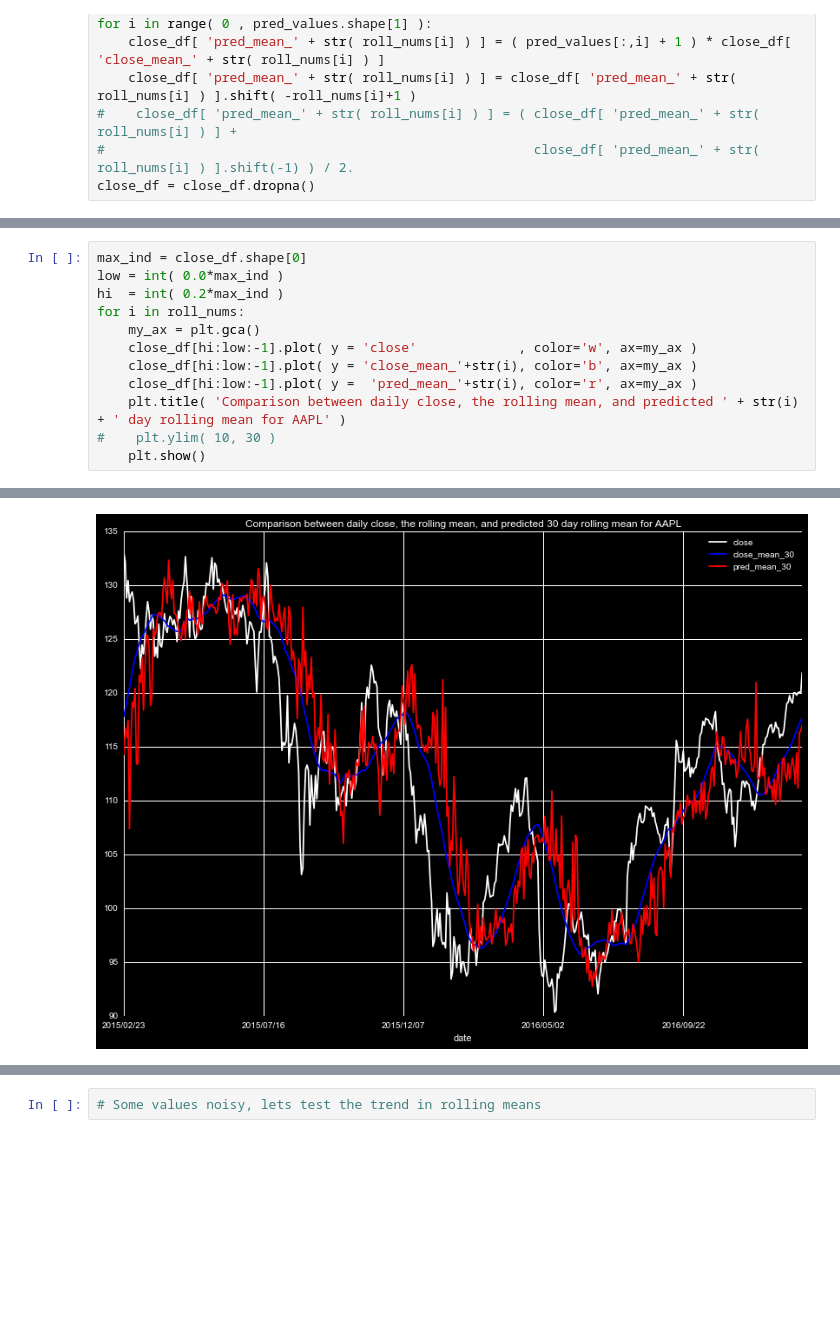
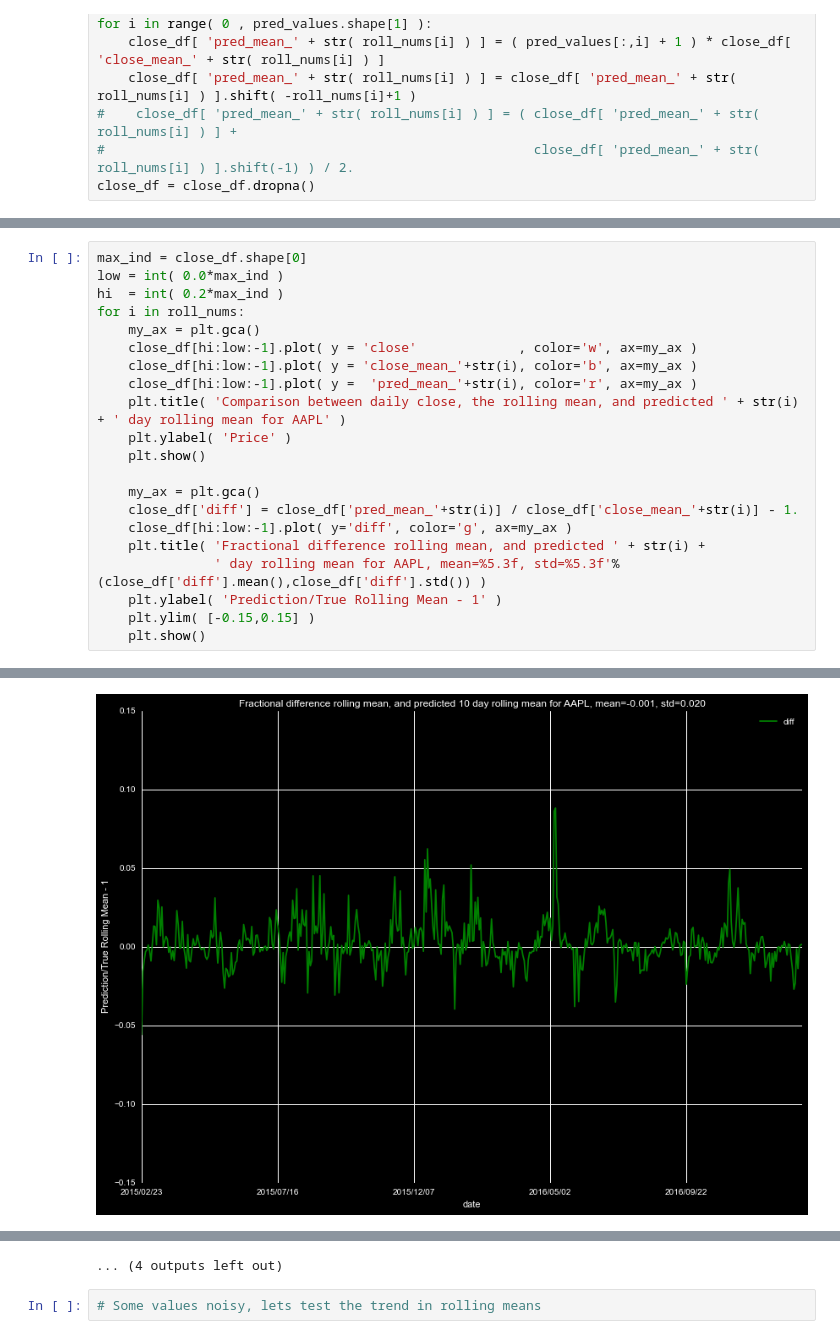
Before and after one commit to markertsean/python_trader, a Jupyter notebook: gen_predictor.ipynb, the cells around one changed output, grey strips where cells are left out. Cells and saved outputs as stored; diff of their text form; blank space fills up the shorter version.

```diff
--- a/gen_predictor.ipynb
+++ b/gen_predictor.ipynb
@@ -325,6 +309,15 @@ for i in roll_nums:
     close_df[hi:low:-1].plot( y = 'close_mean_'+str(i), color='b', ax=my_ax )
     close_df[hi:low:-1].plot( y =  'pred_mean_'+str(i), color='r', ax=my_ax )
     plt.title( 'Comparison between daily close, the rolling mean, and predicted ' + str(i) + ' day rolling mean for AAPL' )
-#    plt.ylim( 10, 30 )
+    plt.ylabel( 'Price' )
     plt.show()
+
+    my_ax = plt.gca()
+    close_df['diff'] = close_df['pred_mean_'+str(i)] / close_df['close_mean_'+str(i)] - 1.
+    close_df[hi:low:-1].plot( y='diff', color='g', ax=my_ax )
+    plt.title( 'Fractional difference rolling mean, and predicted ' + str(i) +
+               ' day rolling mean for AAPL, mean=%5.3f, std=%5.3f'%(close_df['diff'].mean(),close_df['diff'].std()) )
+    plt.ylabel( 'Prediction/True Rolling Mean - 1' )
+    plt.ylim( [-0.15,0.15] )
+    plt.show()
 # %% [output]
@@ -338 +331 @@ for i in roll_nums:
-[figure, old version]
+[figure, new version]
@@ -339,2 +336,3 @@ for i in roll_nums:
+... (4 outputs left out)
 # %%
 # Some values noisy, lets test the trend in rolling means
```
Also changed, not shown: parts of 15 cells of this notebook.
